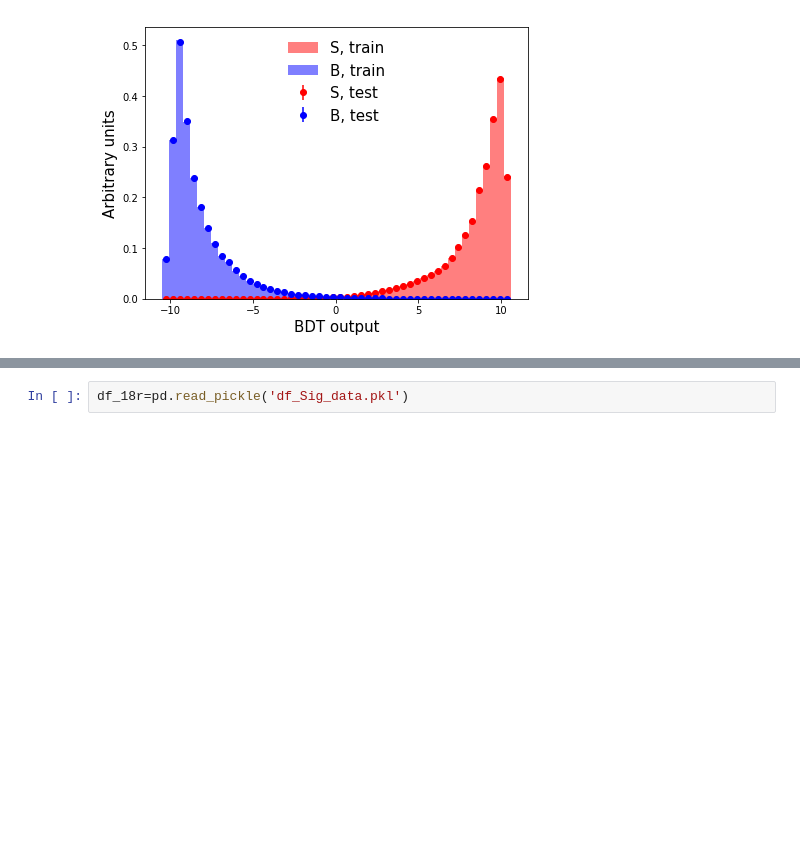
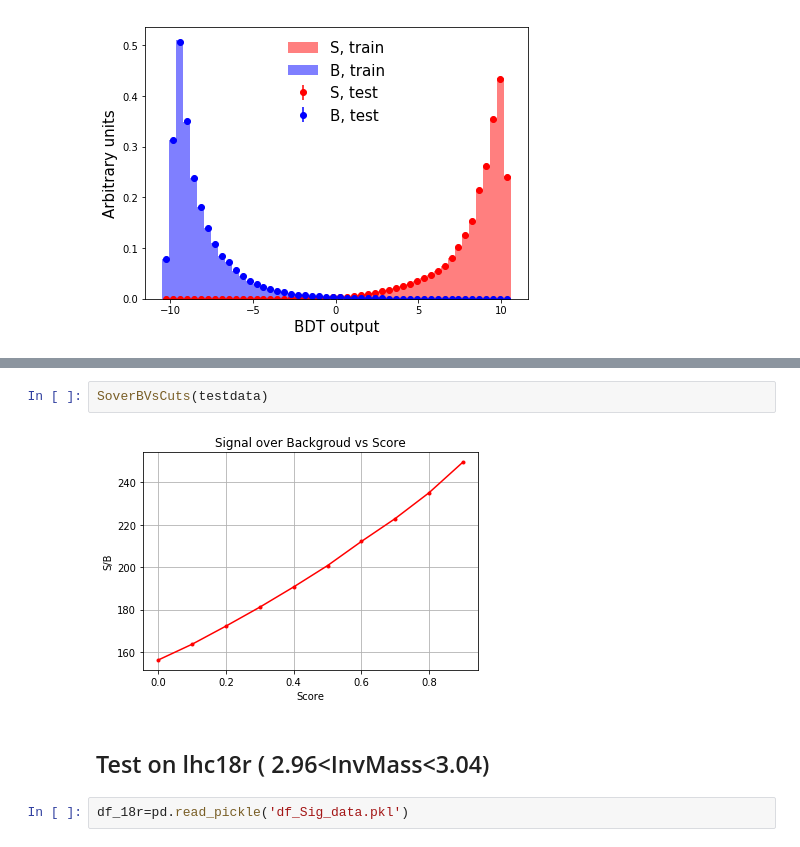
Before and after one commit to pfecchio/HypertritonML, a Jupyter notebook: Hypertriton2Body/Parameters_Optimization.ipynb, the cells around one changed output, grey strips where cells are left out. Cells and saved outputs as stored; diff of their text form; blank space fills up the shorter version.

```diff
--- a/Hypertriton2Body/Parameters_Optimization.ipynb
+++ b/Hypertriton2Body/Parameters_Optimization.ipynb
@@ -148,3 +146,9 @@ See the caveats in the documentation: http://pandas.pydata.org/pandas-docs/stabl
+# %%
+SoverBVsCuts(testdata)
+# %% [output]
+[figure, added]
+# %% [markdown]
+## Test on lhc18r ( 2.96<InvMass<3.04)
 # %%
 df_18r=pd.read_pickle('df_Sig_data.pkl')
 # %%
```
Also changed, not shown: parts of 7 cells of this notebook, 1 other file.
